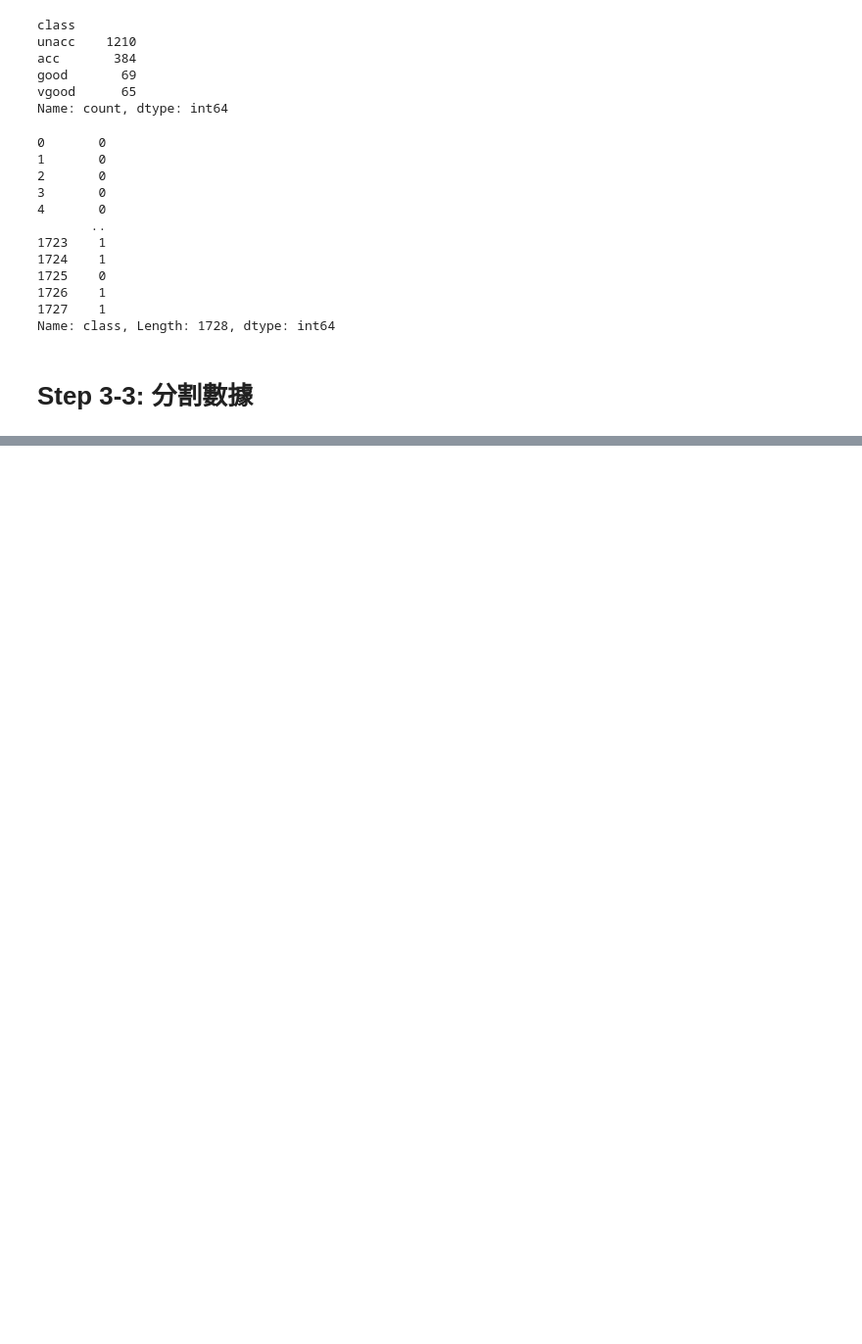
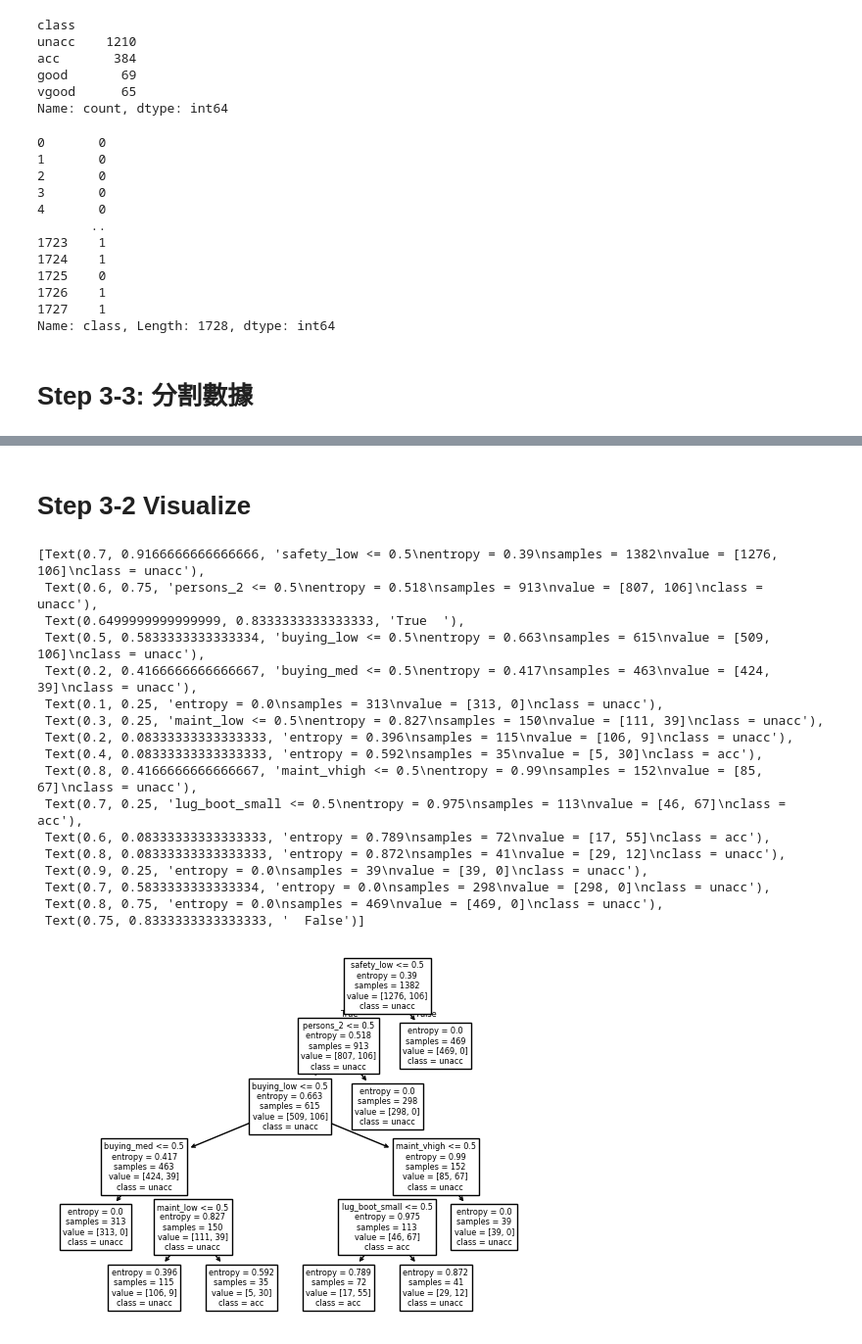
Before and after one commit to coke5151/nchu-ai-introduction, a Jupyter notebook: notebooks/hw1.ipynb, the cells around one changed output, grey strips where cells are left out. Shown at 98% size. Drawn from its saved outputs; the diff is of its cells as text; code cells hidden in the pictures; blank space fills up the shorter version.

```diff
--- a/notebooks/hw1.ipynb
+++ b/notebooks/hw1.ipynb
@@ -156,0 +159,2 @@ Name: class, Length: 1728, dtype: int64
+# %%
+X_train, X_test, y_train, y_test = train_test_split(df_dum, df_y, test_size=0.2, random_state=42)
@@ -156,0 +201,9 @@ Name: class, Length: 1728, dtype: int64
+# %%
+from sklearn.tree import DecisionTreeClassifier
+model = DecisionTreeClassifier(
+    criterion="entropy",
+    max_depth = 5,
+    min_samples_split=10,
+    min_samples_leaf=4,
+    random_state=42
+)
@@ -156,0 +212,2 @@ Name: class, Length: 1728, dtype: int64
+# %%
+model.fit(X_train, y_train)
@@ -156,0 +245,2 @@ Name: class, Length: 1728, dtype: int64
+# %% [markdown]
+# Step 3-2 Visualize
@@ -156,0 +249,21 @@ Name: class, Length: 1728, dtype: int64
+# %%
+plot_tree(model, feature_names=X_train.columns, class_names=["unacc", "acc", "good", "vgood"])
+# %% [output]
+[Text(0.7, 0.9166666666666666, 'safety_low <= 0.5\nentropy = 0.39\nsamples = 1382\nvalue = [1276, 106]\nclass = unacc'),
+ Text(0.6, 0.75, 'persons_2 <= 0.5\nentropy = 0.518\nsamples = 913\nvalue = [807, 106]\nclass = unacc'),
+ Text(0.6499999999999999, 0.8333333333333333, 'True  '),
+ Text(0.5, 0.5833333333333334, 'buying_low <= 0.5\nentropy = 0.663\nsamples = 615\nvalue = [509, 106]\nclass = unacc'),
+ Text(0.2, 0.4166666666666667, 'buying_med <= 0.5\nentropy = 0.417\nsamples = 463\nvalue = [424, 39]\nclass = unacc'),
+ Text(0.1, 0.25, 'entropy = 0.0\nsamples = 313\nvalue = [313, 0]\nclass = unacc'),
+ Text(0.3, 0.25, 'maint_low <= 0.5\nentropy = 0.827\nsamples = 150\nvalue = [111, 39]\nclass = unacc'),
+ Text(0.2, 0.08333333333333333, 'entropy = 0.396\nsamples = 115\nvalue = [106, 9]\nclass = unacc'),
+ Text(0.4, 0.08333333333333333, 'entropy = 0.592\nsamples = 35\nvalue = [5, 30]\nclass = acc'),
+ Text(0.8, 0.4166666666666667, 'maint_vhigh <= 0.5\nentropy = 0.99\nsamples = 152\nvalue = [85, 67]\nclass = unacc'),
+ Text(0.7, 0.25, 'lug_boot_small <= 0.5\nentropy = 0.975\nsamples = 113\nvalue = [46, 67]\nclass = acc'),
+ Text(0.6, 0.08333333333333333, 'entropy = 0.789\nsamples = 72\nvalue = [17, 55]\nclass = acc'),
+ Text(0.8, 0.08333333333333333, 'entropy = 0.872\nsamples = 41\nvalue = [29, 12]\nclass = unacc'),
+ Text(0.9, 0.25, 'entropy = 0.0\nsamples = 39\nvalue = [39, 0]\nclass = unacc'),
+ Text(0.7, 0.5833333333333334, 'entropy = 0.0\nsamples = 298\nvalue = [298, 0]\nclass = unacc'),
+ Text(0.8, 0.75, 'entropy = 0.0\nsamples = 469\nvalue = [469, 0]\nclass = unacc'),
+ Text(0.75, 0.8333333333333333, '  False')]
+[figure, added]
```
Also changed, not shown: parts of 17 cells of this notebook, 2 other files.
